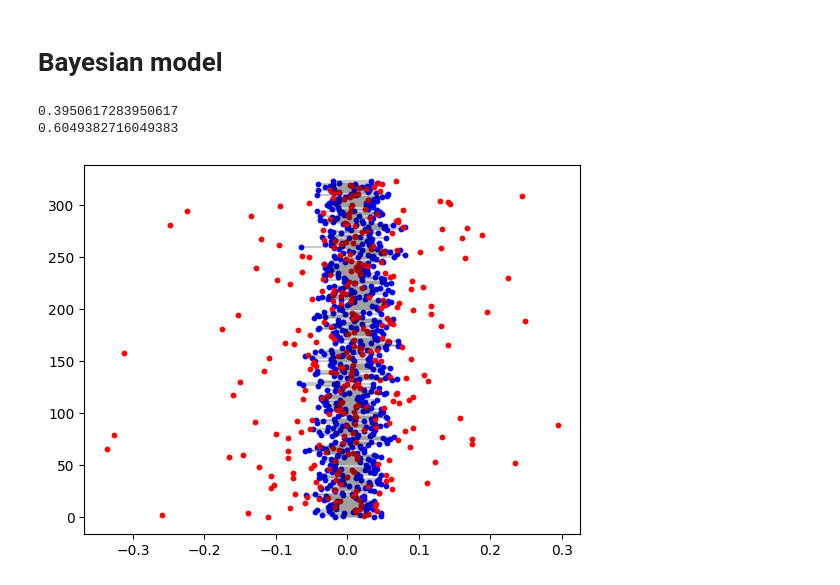
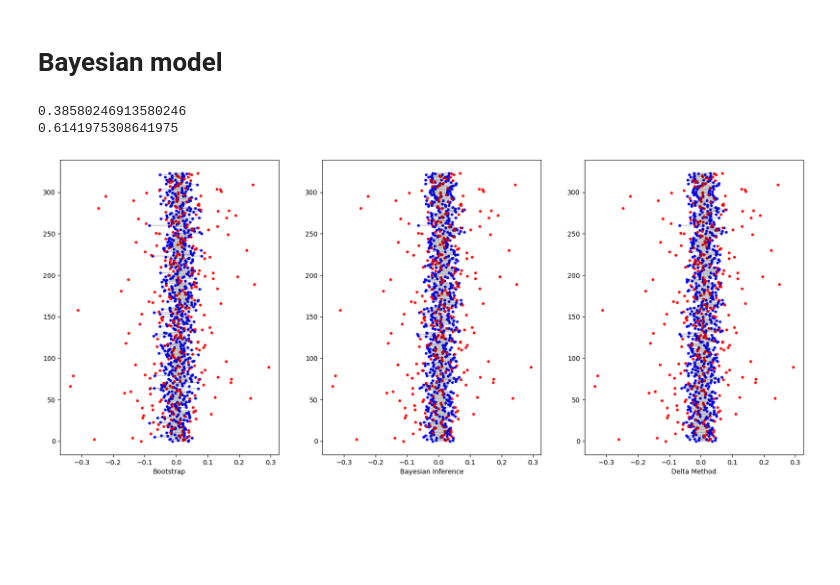
Before and after one commit to greenguy33/environmental-bayesian-modeling, a Jupyter notebook: notebooks/Nature_uncertainty_comparison.ipynb, the cells around one changed output. Drawn from its saved outputs; the diff is of its cells as text; code cells hidden in the pictures; blank space fills up the shorter version.

```diff
--- a/notebooks/Nature_uncertainty_comparison.ipynb
+++ b/notebooks/Nature_uncertainty_comparison.ipynb
@@ -580,7 +398,7 @@ plt.show()
 # %% [markdown]
 # Bayesian model
 # %%
-model = pd.read_pickle('../models/nature_reproduction/ortiz-bobea-reproduction-year-country-fixed-effects-deterministic-observed-withheld.pkl')
+model = pd.read_pickle('../models/nature_reproduction/ortiz-bobea-reproduction-year-country-fixed-effects-deterministic-observed-hierarchical-std-error-withheld.pkl')
 trace = model["trace"]
 # %%
 bayes_coef1 = trace.posterior.fd_temp_tfp_coef.data.flatten()
@@ -591,7 +409,7 @@ intercept = trace.posterior.tfp_intercept.data.flatten()
 country_coefs = np.transpose(np.vstack(trace.posterior.country_coefs.data))
 year_coefs = np.transpose(np.vstack(trace.posterior.year_coefs.data))
 # %%
-yhat = []
+bayes_yhat = []
 real_y = []
 min_year = min(train_data.year)
 for row in test_data.iterrows():
@@ -620,29 +438,47 @@ for row in test_data.iterrows():
         year_effect +
         intercept
     )
-    yhat.append(sorted(predict_tfp))
+    bayes_yhat.append(sorted(predict_tfp))
 # %%
 in_range, out_range = 0, 0
-lowers, uppers = [], []
-for index, prediction in enumerate(yhat):
-    interval = np.quantile(prediction,[.05,.95])
-    lowers.append(interval[0])
-    uppers.append(interval[1])
+bayes_lowers, bayes_uppers = [], []
+for index, prediction in enumerate(bayes_yhat):
+    interval = np.quantile(prediction,[.025,.975])
+    bayes_lowers.append(interval[0])
+    bayes_uppers.append(interval[1])
     if real_y[index] >= interval[0] and real_y[index] <= interval[1]:
         in_range += 1
     else:
         out_range += 1
-print(in_range/len(yhat))
-print(out_range/len(yhat))
+print(in_range/len(bayes_yhat))
+print(out_range/len(bayes_yhat))
 # %% [output]
-0.3950617283950617
-0.6049382716049383
+0.38580246913580246
+0.6141975308641975
 # %%
-plt.scatter(lowers, list(range(len(yhat))), color="blue", s=10)
-plt.scatter(uppers, list(range(len(yhat))), color="blue", s=10)
-plt.scatter(real_y, list(range(len(yhat))), color="red", s=10)
-for index in range(len(yhat)):
-    plt.plot([lowers[index],uppers[index]],[index,index],'k-', linewidth=.3)
-plt.show()
+ortiz_fig, (ortiz_ax1, ortiz_ax2, ortiz_ax3) = plt.subplots(1,3, figsize=(20,8))
+
+ortiz_ax1.scatter(boot_lowers, list(range(len(boot_yhat))), color="blue", s=10)
+ortiz_ax1.scatter(boot_uppers, list(range(len(boot_yhat))), color="blue", s=10)
+ortiz_ax1.scatter(real_y, list(range(len(boot_yhat))), color="red", s=10)
+for index in range(len(boot_yhat)):
+    ortiz_ax1.plot([boot_lowers[index],boot_uppers[index]],[index,index],'k-', linewidth=.3)
+ortiz_ax1.set_xlabel("Bootstrap")
+
+ortiz_ax2.scatter(bayes_lowers, list(range(len(bayes_yhat))), color="blue", s=10)
+ortiz_ax2.scatter(bayes_uppers, list(range(len(bayes_yhat))), color="blue", s=10)
+ortiz_ax2.scatter(real_y, list(range(len(bayes_yhat))), color="red", s=10)
+for index in range(len(bayes_yhat)):
+    ortiz_ax2.plot([bayes_lowers[index],bayes_uppers[index]],[index,index],'k-', linewidth=.3)
+ortiz_ax2.set_xlabel("Bayesian Inference")
+
+ortiz_ax3.scatter(delta_lowers, list(range(len(delta_yhat))), color="blue", s=10)
+ortiz_ax3.scatter(delta_uppers, list(range(len(delta_yhat))), color="blue", s=10)
+ortiz_ax3.scatter(real_y, list(range(len(delta_yhat))), color="red", s=10)
+for index in range(len(delta_yhat)):
+    ortiz_ax3.plot([delta_lowers[index],delta_uppers[index]],[index,index],'k-', linewidth=.3)
+ortiz_ax3.set_xlabel("Delta Method")
+
+ortiz_fig.savefig(("../figures/ortiz_prediction_intervals.png"))
 # %% [output]
-[figure, old version]
+[figure, new version]
```
Also changed, not shown: parts of 28 cells of this notebook, 9 other files.
